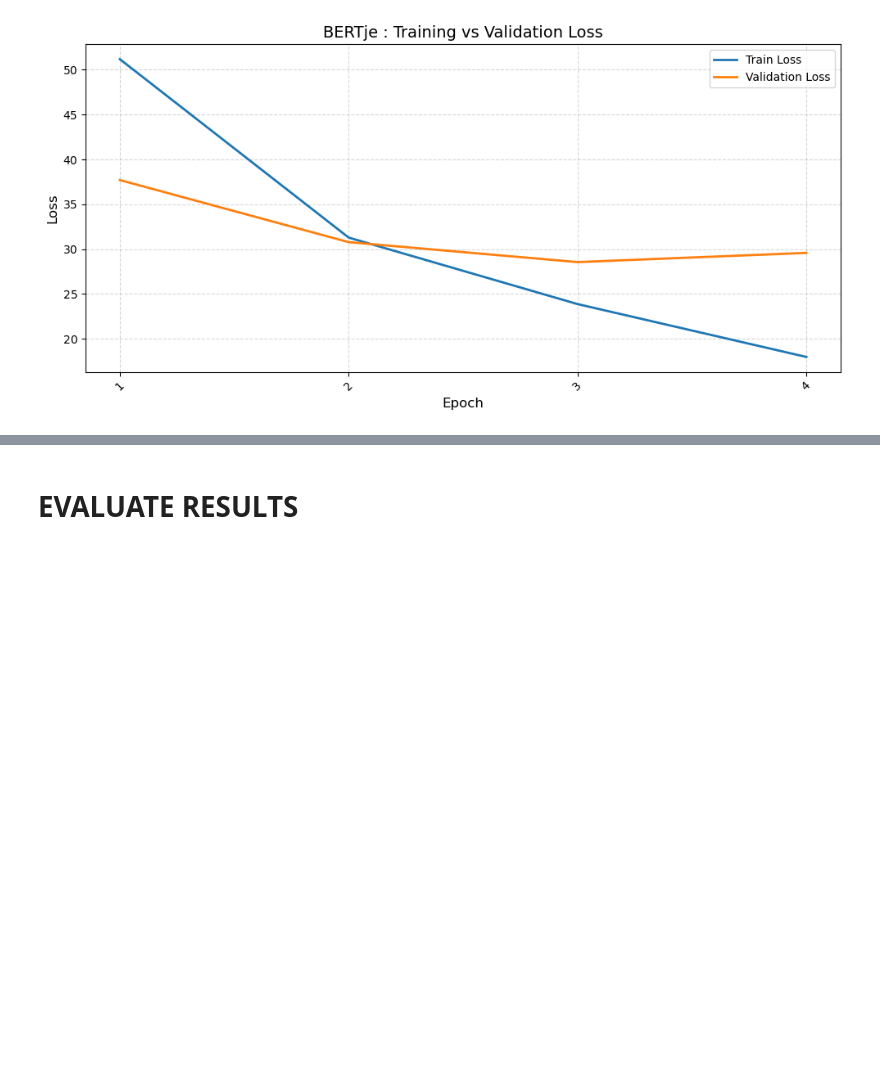
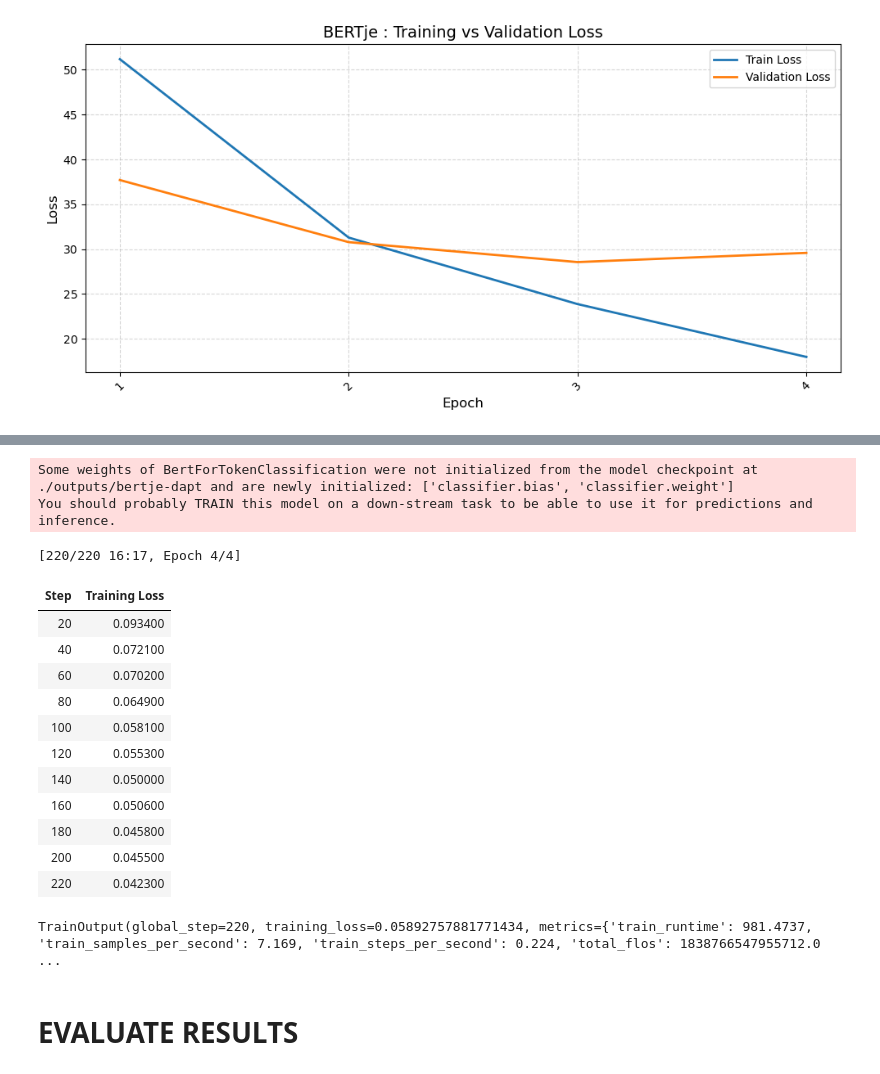
Before and after one commit to JulienPeignon/NER-dutch-colonial-archives, a Jupyter notebook: main.ipynb, the cells around one changed output, grey strips where cells are left out. Saved outputs shown, nothing was run; the diff lists cells and outputs as text; code cells hidden in the pictures; blank space fills up the shorter version.

Commit message:
train DAPT

```diff
--- a/main.ipynb
+++ b/main.ipynb
@@ -300,0 +327,22 @@ RuntimeError: MPS backend out of memory (MPS allocated: 5.33 GB, other allocatio
+# %%
+dapt_model_path = "./outputs/bertje-dapt"
+
+# Load config + tokenizer
+config = AutoConfig.from_pretrained(dapt_model_path)
+tokenizer = AutoTokenizer.from_pretrained(dapt_model_path)
+
+# Update config for NER
+config.num_labels = len(label2id)
+config.id2label = {v: k for k, v in label2id.items()}
+config.label2id = label2id
+# %%
+
+# Load model with new NER head
+model = AutoModelForTokenClassification.from_pretrained(
+    dapt_model_path,
+    config=config,
+    ignore_mismatched_sizes=True
+)
+# %% [output]
+Some weights of BertForTokenClassification were not initialized from the model checkpoint at ./outputs/bertje-dapt and are newly initialized: ['classifier.bias', 'classifier.weight']
+You should probably TRAIN this model on a down-stream task to be able to use it for predictions and inference.
@@ -301,3 +351,44 @@ RuntimeError: MPS backend out of memory (MPS allocated: 5.33 GB, other allocatio
+# %%
+data_collator = DataCollatorForTokenClassification(tokenizer)
+
+training_args = TrainingArguments(
+    output_dir="./ner_model",
+    overwrite_output_dir=True,
+    learning_rate=5e-5,
+    num_train_epochs=4,
+    per_device_train_batch_size=32,
+    weight_decay=0.01,
+    logging_dir="./logs",
+    logging_steps=20,
+)
+# %%
+# Trainer
+trainer = Trainer(
+    model=model,
+    args=training_args,
+    train_dataset=train_dataset,
+    eval_dataset=val_dataset,
+    tokenizer=tokenizer,
+    data_collator=data_collator,
+)
+
+# Train
+trainer.train()
+# %% [output]
+[220/220 16:17, Epoch 4/4]
+| Step | Training Loss |
+| 20 | 0.093400 |
+| 40 | 0.072100 |
+| 60 | 0.070200 |
+| 80 | 0.064900 |
+| 100 | 0.058100 |
+| 120 | 0.055300 |
+| 140 | 0.050000 |
+| 160 | 0.050600 |
+| 180 | 0.045800 |
+| 200 | 0.045500 |
+| 220 | 0.042300 |
+TrainOutput(global_step=220, training_loss=0.05892757881771434, metrics={'train_runtime': 981.4737, 'train_samples_per_second': 7.169, 'train_steps_per_second': 0.224, 'total_flos': 1838766547955712.0 ...
 # %% [markdown]
 # **EVALUATE RESULTS**
 # %% [markdown]
```
Also changed, not shown: parts of 15 cells of this notebook.
